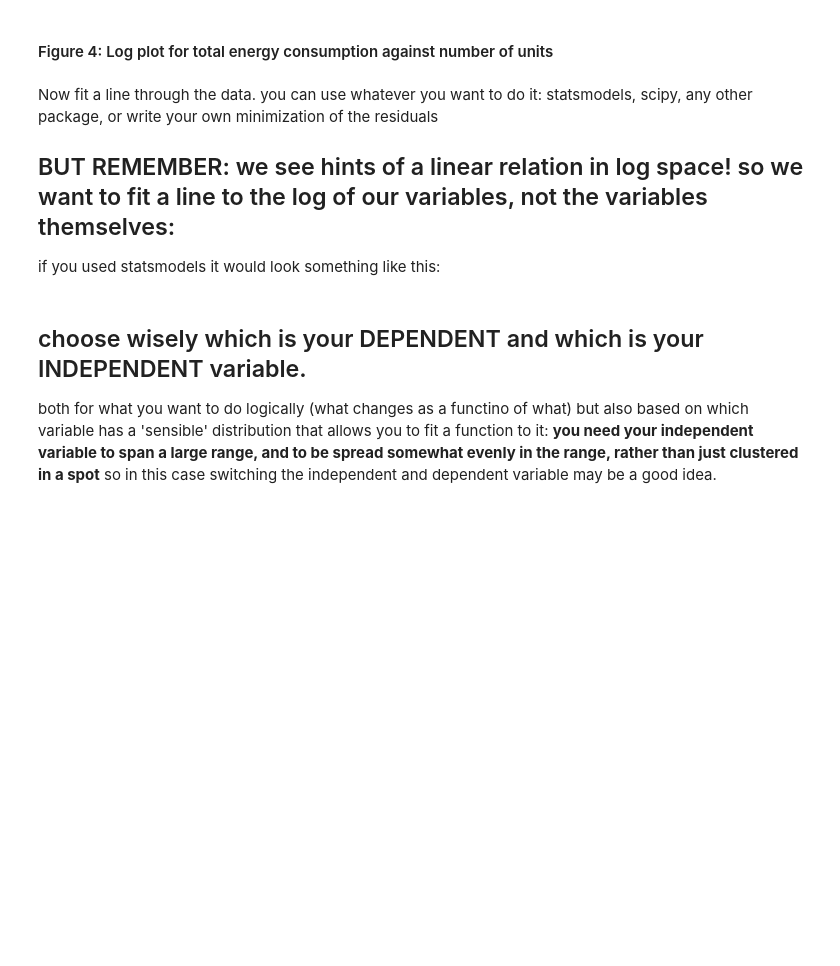
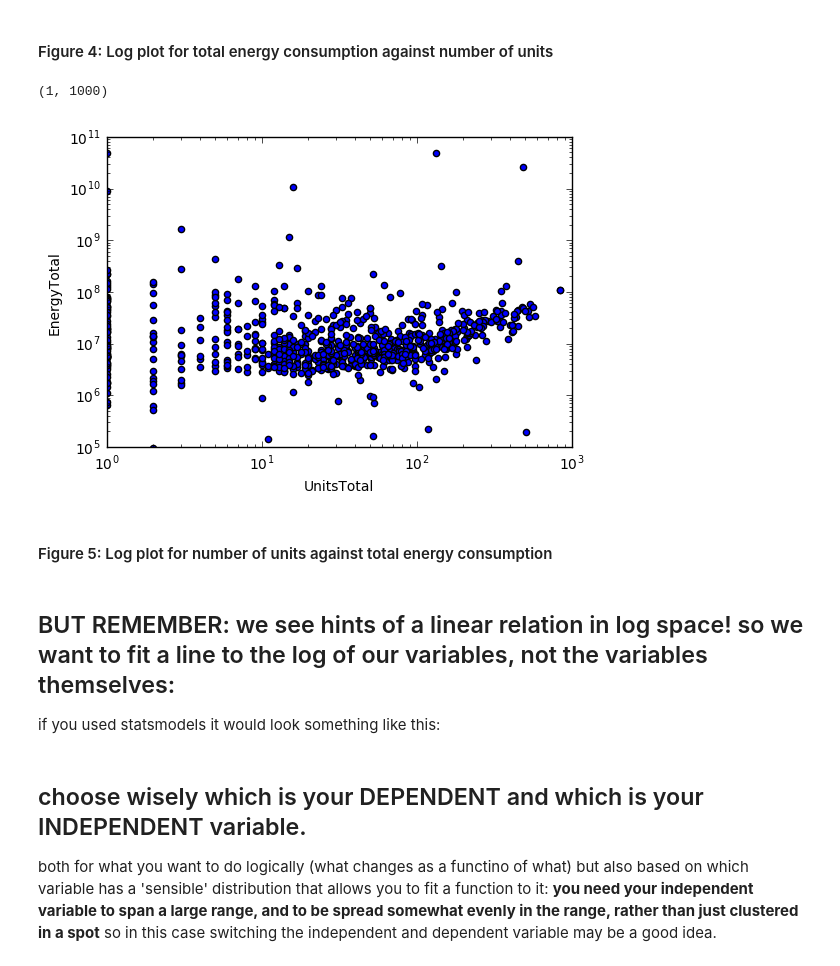
Before and after one commit to sbania-unicef/PUI2016_xz694, a Jupyter notebook: HW6_xz694/HW6_1_xz694.ipynb, the cells around one changed output. Saved outputs shown, nothing was run; the diff lists cells and outputs as text; code cells hidden in the pictures; blank space fills up the shorter version.

```diff
--- a/HW6_xz694/HW6_1_xz694.ipynb
+++ b/HW6_xz694/HW6_1_xz694.ipynb
@@ -372,8 +347,19 @@ ax3 = bblnrgdata_cut.plot(x='EnergyTotal', y='UnitsTotal', kind="scatter", loglo
 # %% [markdown]
 #### Figure 4: Log plot for total energy consumption against number of units
+# %%
+ax4 = bblnrgdata_cut.plot(x='UnitsTotal', y='EnergyTotal', kind="scatter", loglog=True)
+
+ax4.set_ylim(1e5, 1e11)
+ax4.set_xlim(1, 1000)
+
+#subplot in relation to pl.figure() etc...
+#How come mine is looking the other way, the two graphs~
+# %% [output]
+(1, 1000)
+[figure, added]
+# %% [markdown]
+#### Figure 5: Log plot for number of units against total energy consumption
 # %% [markdown]
-Now fit a line through the data. you can use whatever you want to do it: statsmodels, scipy, any other package, or write your own minimization of the residuals
-
 ## BUT REMEMBER: we see hints of a linear relation in log space! so we want to fit a line to the log of our variables, not the variables themselves:
 if you used statsmodels it would look something like this:
 # %%
```
Also changed, not shown: parts of 16 cells of this notebook.
